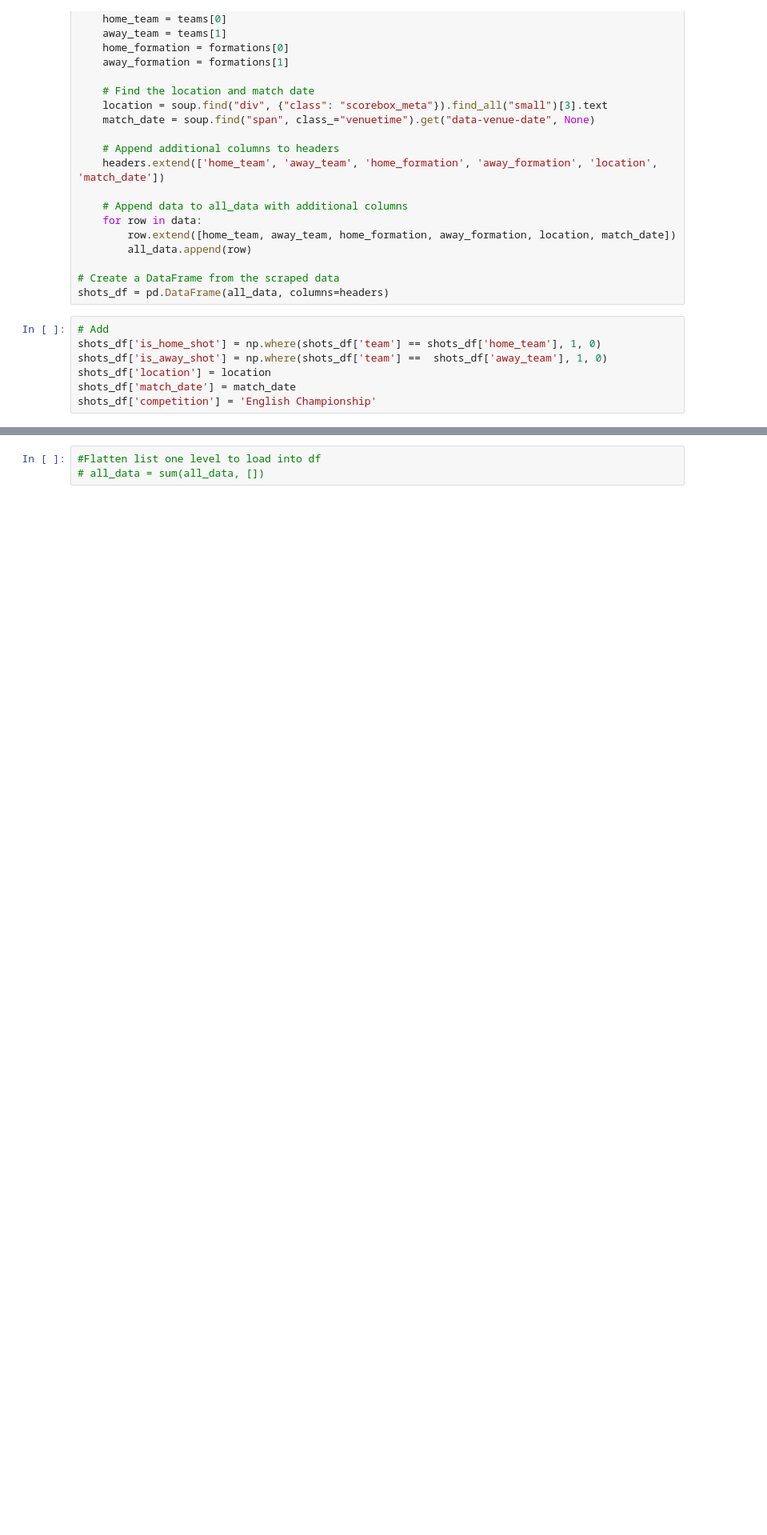
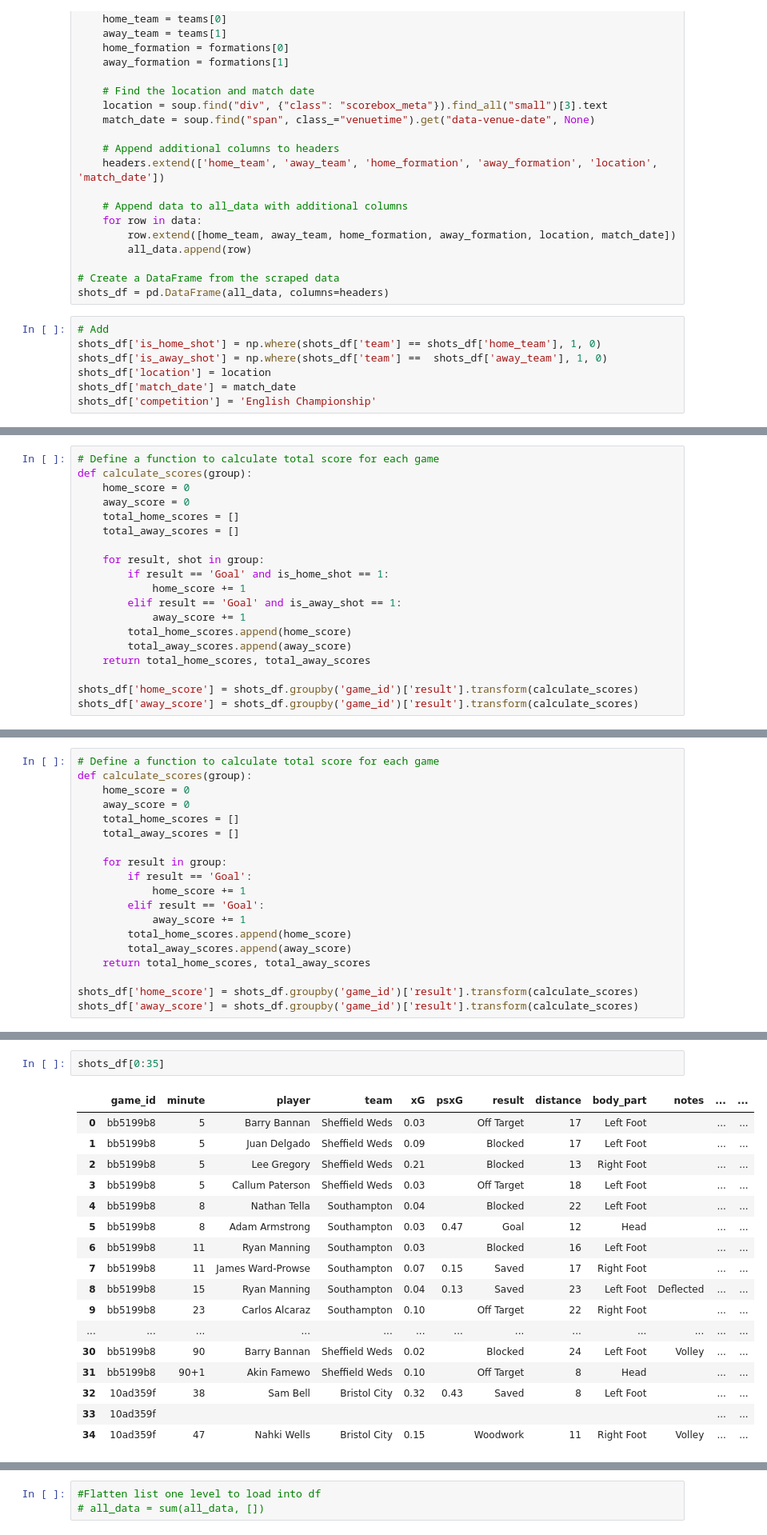
Before and after one commit to dkeyer/Football_Data_and_Models, a Jupyter notebook: Championship/championship_current_season_2023_2024.ipynb, the cells around one changed output, grey strips where cells are left out. Shown at 80% size. Cells and saved outputs as stored; diff of their text form; blank space fills up the shorter version.

```diff
--- a/Championship/championship_current_season_2023_2024.ipynb
+++ b/Championship/championship_current_season_2023_2024.ipynb
@@ -202,0 +181,19 @@ Int64Index([ 79,  80,  81,  82,  83,  84,  85,  86,  87,  88,  89,  90,  91,
+# %%
+# Define a function to calculate total score for each game
+def calculate_scores(group):
+    home_score = 0
+    away_score = 0
+    total_home_scores = []
+    total_away_scores = []
+
+    for result, shot in group:
+        if result == 'Goal' and is_home_shot == 1:
+            home_score += 1
+        elif result == 'Goal' and is_away_shot == 1:
+            away_score += 1
+        total_home_scores.append(home_score)
+        total_away_scores.append(away_score)
+    return total_home_scores, total_away_scores
+
+shots_df['home_score'] = shots_df.groupby('game_id')['result'].transform(calculate_scores)
+shots_df['away_score'] = shots_df.groupby('game_id')['result'].transform(calculate_scores)
@@ -202,0 +202,19 @@ Int64Index([ 79,  80,  81,  82,  83,  84,  85,  86,  87,  88,  89,  90,  91,
+# %%
+# Define a function to calculate total score for each game
+def calculate_scores(group):
+    home_score = 0
+    away_score = 0
+    total_home_scores = []
+    total_away_scores = []
+
+    for result in group:
+        if result == 'Goal':
+            home_score += 1
+        elif result == 'Goal':
+            away_score += 1
+        total_home_scores.append(home_score)
+        total_away_scores.append(away_score)
+    return total_home_scores, total_away_scores
+
+shots_df['home_score'] = shots_df.groupby('game_id')['result'].transform(calculate_scores)
+shots_df['away_score'] = shots_df.groupby('game_id')['result'].transform(calculate_scores)
@@ -202,0 +223,20 @@ Int64Index([ 79,  80,  81,  82,  83,  84,  85,  86,  87,  88,  89,  90,  91,
+# %%
+shots_df[0:35]
+# %% [output]
+|  | game_id | minute | player | team | xG | psxG | result | distance | body_part | notes | ... | ... |
+| 0 | bb5199b8 | 5 | Barry Bannan | Sheffield Weds | 0.03 |  | Off Target | 17 | Left Foot |  | ... | ... |
+| 1 | bb5199b8 | 5 | Juan Delgado | Sheffield Weds | 0.09 |  | Blocked | 17 | Left Foot |  | ... | ... |
+| 2 | bb5199b8 | 5 | Lee Gregory | Sheffield Weds | 0.21 |  | Blocked | 13 | Right Foot |  | ... | ... |
+| 3 | bb5199b8 | 5 | Callum Paterson | Sheffield Weds | 0.03 |  | Off Target | 18 | Left Foot |  | ... | ... |
+| 4 | bb5199b8 | 8 | Nathan Tella | Southampton | 0.04 |  | Blocked | 22 | Left Foot |  | ... | ... |
+| 5 | bb5199b8 | 8 | Adam Armstrong | Southampton | 0.03 | 0.47 | Goal | 12 | Head |  | ... | ... |
+| 6 | bb5199b8 | 11 | Ryan Manning | Southampton | 0.03 |  | Blocked | 16 | Left Foot |  | ... | ... |
+| 7 | bb5199b8 | 11 | James Ward-Prowse | Southampton | 0.07 | 0.15 | Saved | 17 | Right Foot |  | ... | ... |
+| 8 | bb5199b8 | 15 | Ryan Manning | Southampton | 0.04 | 0.13 | Saved | 23 | Left Foot | Deflected | ... | ... |
+| 9 | bb5199b8 | 23 | Carlos Alcaraz | Southampton | 0.10 |  | Off Target | 22 | Right Foot |  | ... | ... |
+| ... | ... | ... | ... | ... | ... | ... | ... | ... | ... | ... | ... | ... |
+| 30 | bb5199b8 | 90 | Barry Bannan | Sheffield Weds | 0.02 |  | Blocked | 24 | Left Foot | Volley | ... | ... |
+| 31 | bb5199b8 | 90+1 | Akin Famewo | Sheffield Weds | 0.10 |  | Off Target | 8 | Head |  | ... | ... |
+| 32 | 10ad359f | 38 | Sam Bell | Bristol City | 0.32 | 0.43 | Saved | 8 | Left Foot |  | ... | ... |
+| 33 | 10ad359f |  |  |  |  |  |  |  |  |  | ... | ... |
+| 34 | 10ad359f | 47 | Nahki Wells | Bristol City | 0.15 |  | Woodwork | 11 | Right Foot | Volley | ... | ... |
```
Also changed, not shown: parts of 5 cells of this notebook.
